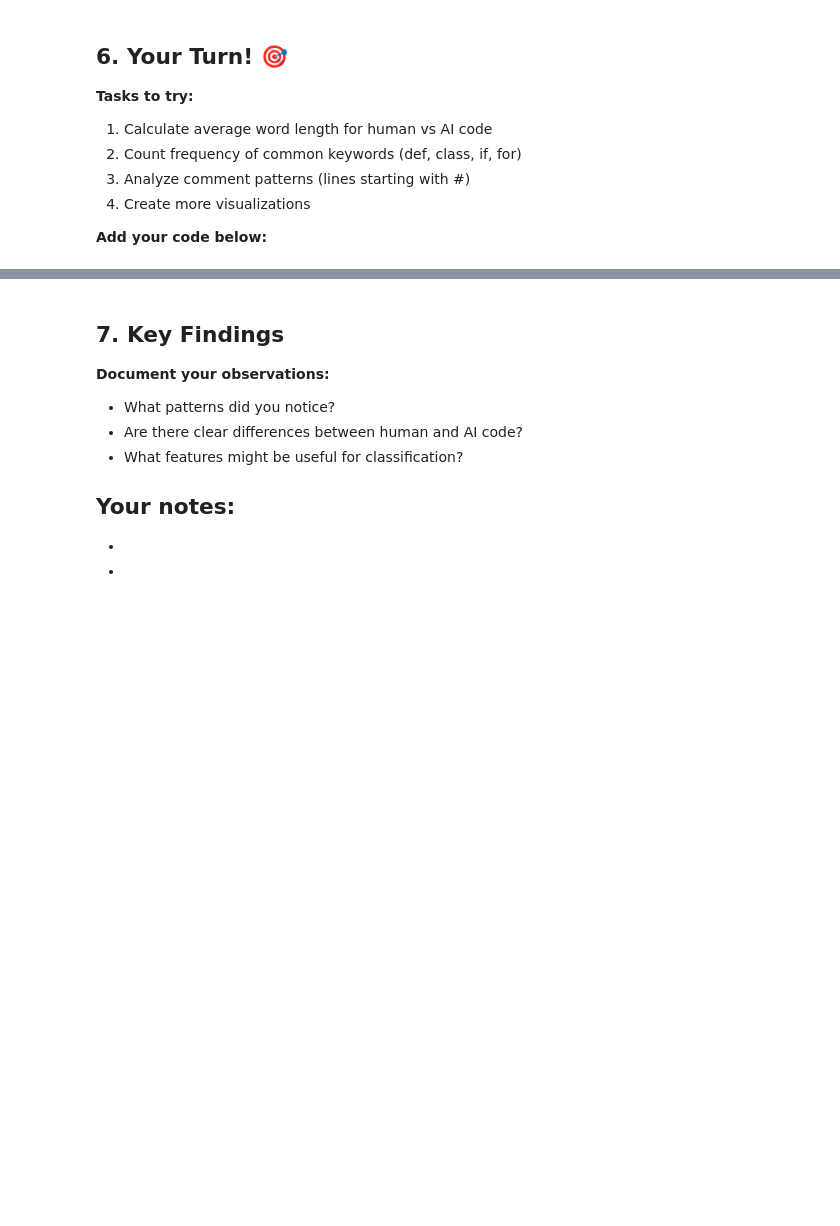
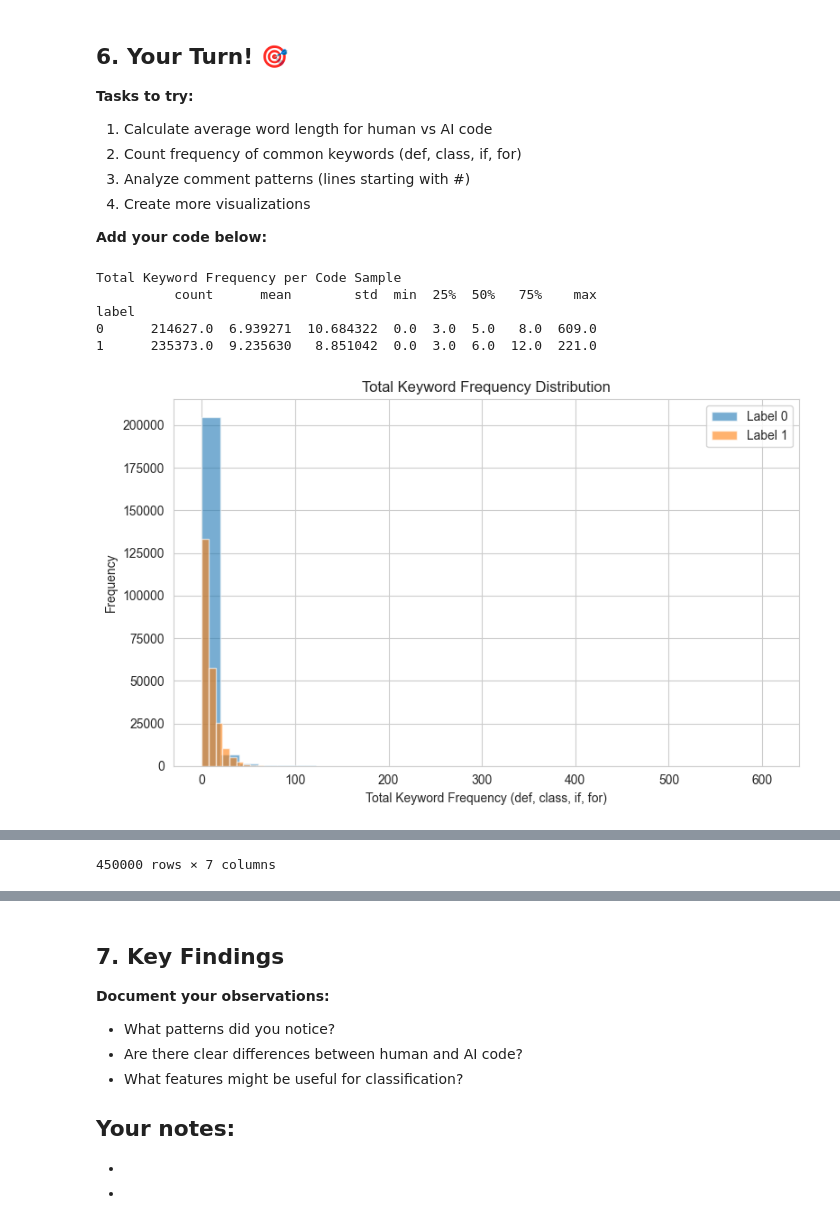
Before and after one commit to kayceenguyenn/semeval26-task13, a Jupyter notebook: notebooks/01_data_exploration.ipynb, the cells around one changed output, grey strips where cells are left out. Saved outputs shown, nothing was run; the diff lists cells and outputs as text; code cells hidden in the pictures; blank space fills up the shorter version.

```diff
--- a/notebooks/01_data_exploration.ipynb
+++ b/notebooks/01_data_exploration.ipynb
@@ -149,3 +207,50 @@ def word_length():
     plt.show()
 
     return human_code, ai_code
+# %%
+
+KEYWORDS = ['def', 'class', 'if', 'for']
+
+def keyword_frequency():
+    '''
+    Calculate total frequency of all common keywords (def, class, if, for) per code sample.
+    Compares the total keyword frequency between human and AI code samples.
+
+    Returns:
+        DataFrame: train_df with added 'total_keyword_freq' column
+    '''
+    train_df['total_keyword_freq'] = 0
+
+    for keyword in KEYWORDS:
+        keyword_counts = train_df['code'].str.count(keyword)
+        train_df['total_keyword_freq'] += keyword_counts
+
+    human_stats = train_df[train_df['label'] == 0]['total_keyword_freq']
+    ai_stats = train_df[train_df['label'] == 1]['total_keyword_freq']
+
+    print("Total Keyword Frequency per Code Sample")
+    print(train_df.groupby('label')['total_keyword_freq'].describe())
+
+    # Visualize distributions
+    plt.figure(figsize=(8, 5))
+
+    for label in [0, 1]:
+        data = train_df[train_df['label'] == label]['total_keyword_freq']
+        plt.hist(data, bins=30, alpha=0.6, label=f'Label {label}')
+    plt.xlabel('Total Keyword Frequency (def, class, if, for)')
+    plt.ylabel('Frequency')
+    plt.title('Total Keyword Frequency Distribution')
+    plt.legend()
+    plt.tight_layout()
+    plt.show()
+
+    return train_df
+
+keyword_frequency()
+# %% [output]
+Total Keyword Frequency per Code Sample
+          count      mean        std  min  25%  50%   75%    max
+label
+0      214627.0  6.939271  10.684322  0.0  3.0  5.0   8.0  609.0
+1      235373.0  9.235630   8.851042  0.0  3.0  6.0  12.0  221.0
+[figure, added]
@@ -151,0 +269 @@ def word_length():
+450000 rows × 7 columns
```
Also changed, not shown: parts of 8 cells of this notebook, 1 other file.
